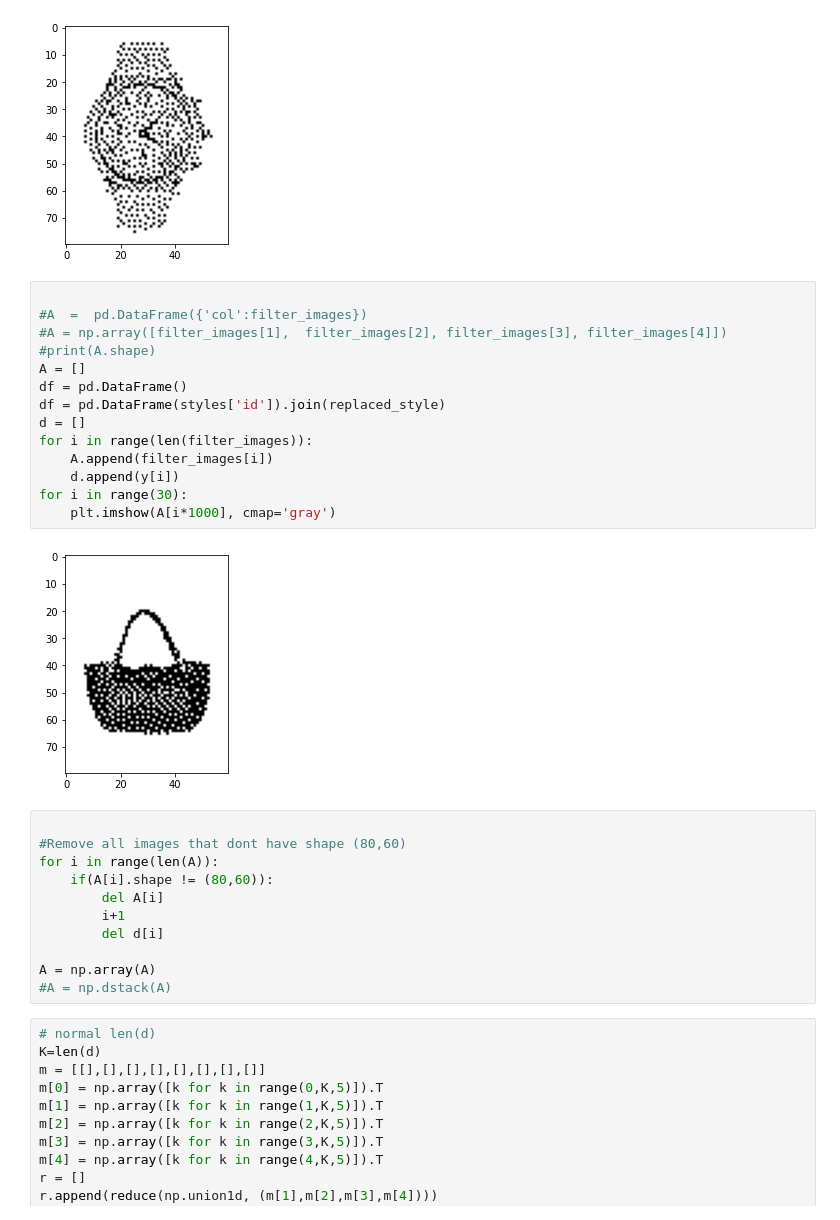
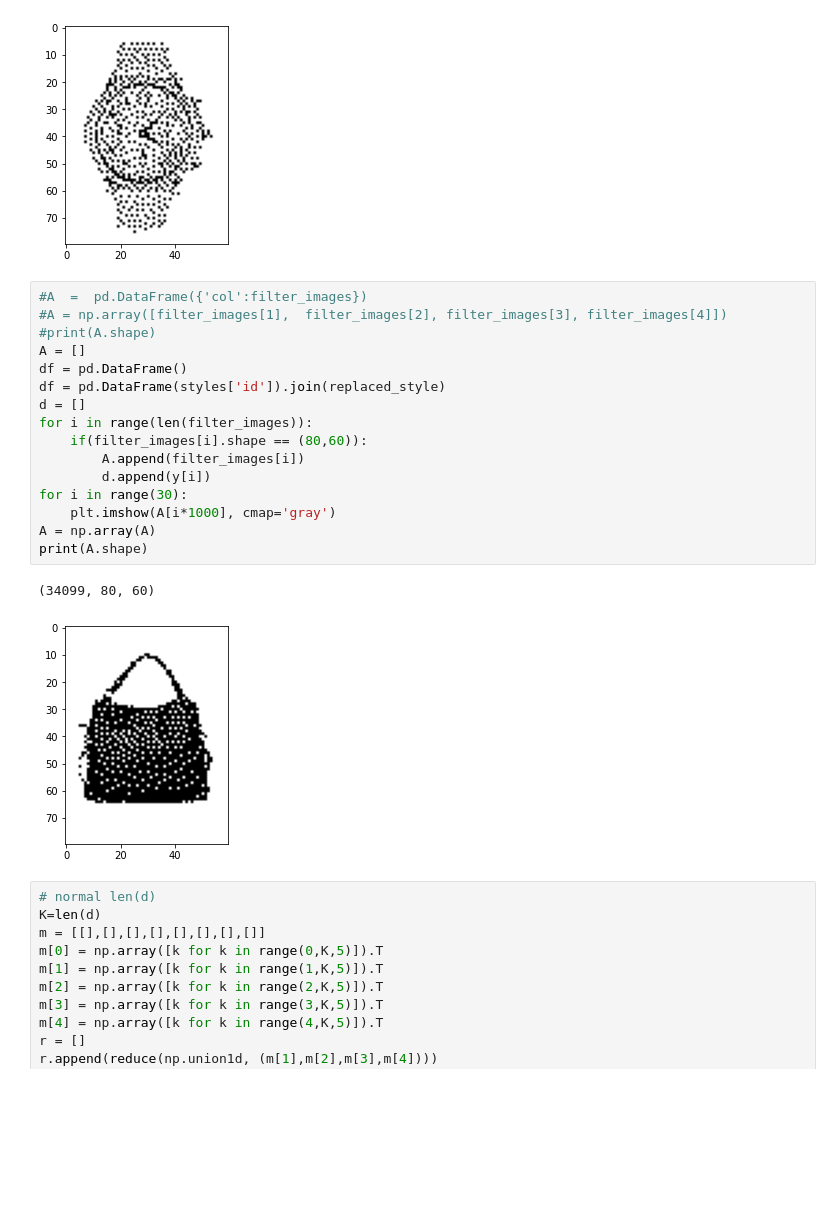
Before and after one commit to emurphy7/Fashion_Classification, a Jupyter notebook: Simple_Neural_Net.ipynb, the cells around one changed output. Drawn from its saved outputs; the diff is of its cells as text; blank space fills up the shorter version.

```diff
--- a/Simple_Neural_Net.ipynb
+++ b/Simple_Neural_Net.ipynb
@@ -139,32 +139,24 @@ y = y.reset_index(level=None, drop=True)
 # %% [output]
 [figure]
 # %%
-
 #A  =  pd.DataFrame({'col':filter_images})
 #A = np.array([filter_images[1],  filter_images[2], filter_images[3], filter_images[4]])
 #print(A.shape)
 A = []
 df = pd.DataFrame()
 df = pd.DataFrame(styles['id']).join(replaced_style)
 d = []
 for i in range(len(filter_images)):
-    A.append(filter_images[i])
-    d.append(y[i])
+    if(filter_images[i].shape == (80,60)):
+        A.append(filter_images[i])
+        d.append(y[i])
 for i in range(30):
     plt.imshow(A[i*1000], cmap='gray')
+A = np.array(A)
+print(A.shape)
 # %% [output]
+(34099, 80, 60)
-[figure, old version]
+[figure, new version]
-# %%
-
-#Remove all images that dont have shape (80,60)
-for i in range(len(A)):
-    if(A[i].shape != (80,60)):
-        del A[i]
-        i+1
-        del d[i]
-
-A = np.array(A)
-#A = np.dstack(A)
 # %%
 # normal len(d)
 K=len(d)
```
Also changed, not shown: parts of 3 cells of this notebook.
